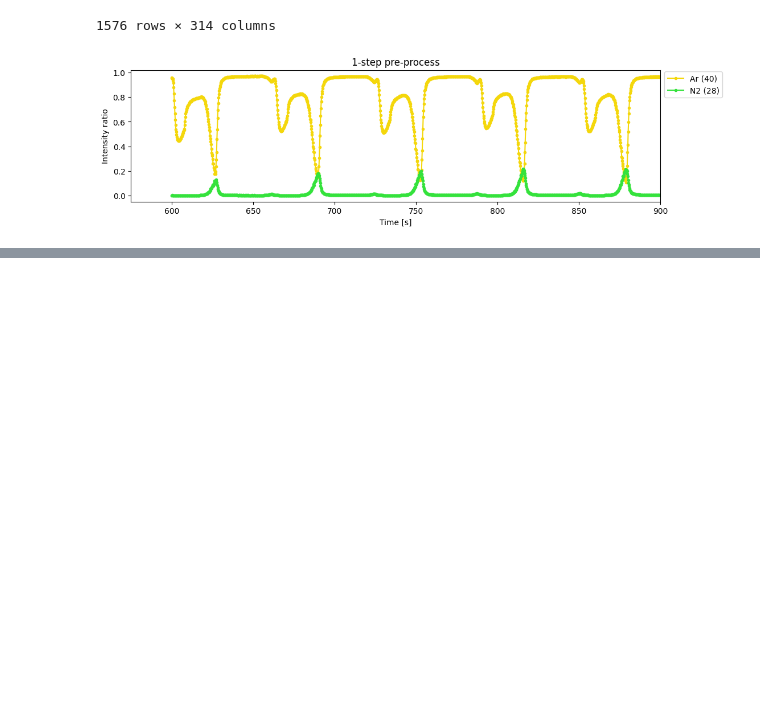
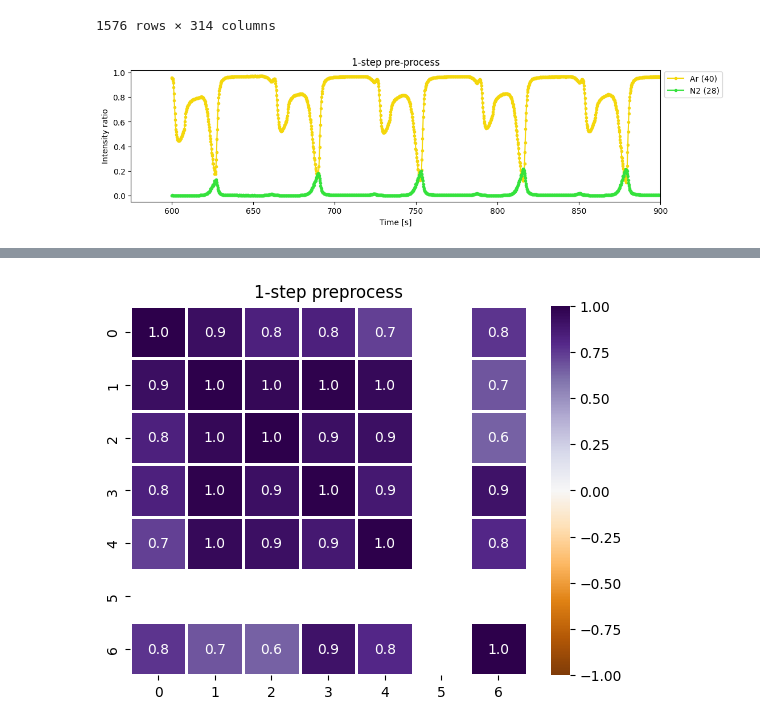
Before and after one commit to 24shiny/TOF_data, a Jupyter notebook: comparison/p4_clustering.ipynb, the cells around one changed output, grey strips where cells are left out. Drawn from its saved outputs; the diff is of its cells as text; code cells hidden in the pictures; blank space fills up the shorter version.

```diff
--- a/comparison/p4_clustering.ipynb
+++ b/comparison/p4_clustering.ipynb
@@ -155,3 +158,16 @@ df_labeled
+# %%
+# correlation between the patterns
+df_labeled_corr = df_labeled.corr()
+cust_labels = [str(i) for i in range(len(df_labeled_corr.columns))]
+
+fig, axs = plt.subplots()
+sns.heatmap(df_labeled_corr, annot=True, linewidths=1, cmap=plt.cm.PuOr, vmin=-1, vmax=1, xticklabels=cust_labels, yticklabels=cust_labels, fmt='.1f') # annot=False, linewidths=1, linecolor='w', cmap=plt.cm.bwr, vmin=-1, vmax=1
+axs.set_title('1-step preprocess')
+plt.show()
+
+fig.savefig('data/figure/1step_pre_correlation.png', bbox_inches='tight')
+# %% [output]
+[figure, added]
 # %%
 # find the best k for K-Means alg
 inertia = []
```
Also changed, not shown: parts of 17 cells of this notebook.
